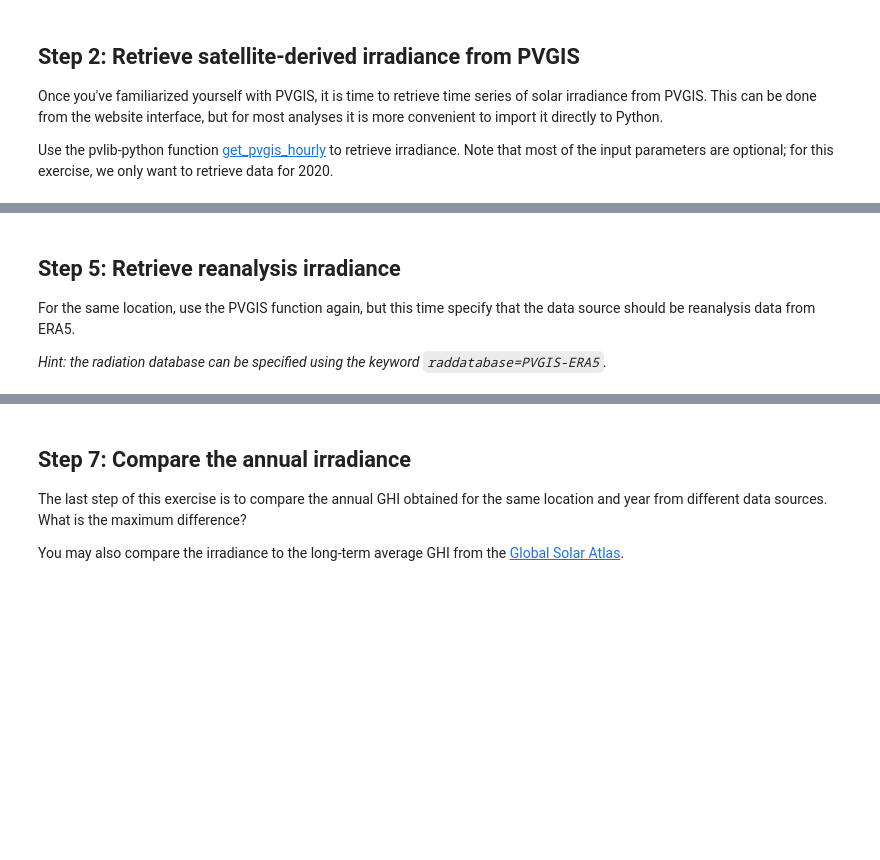
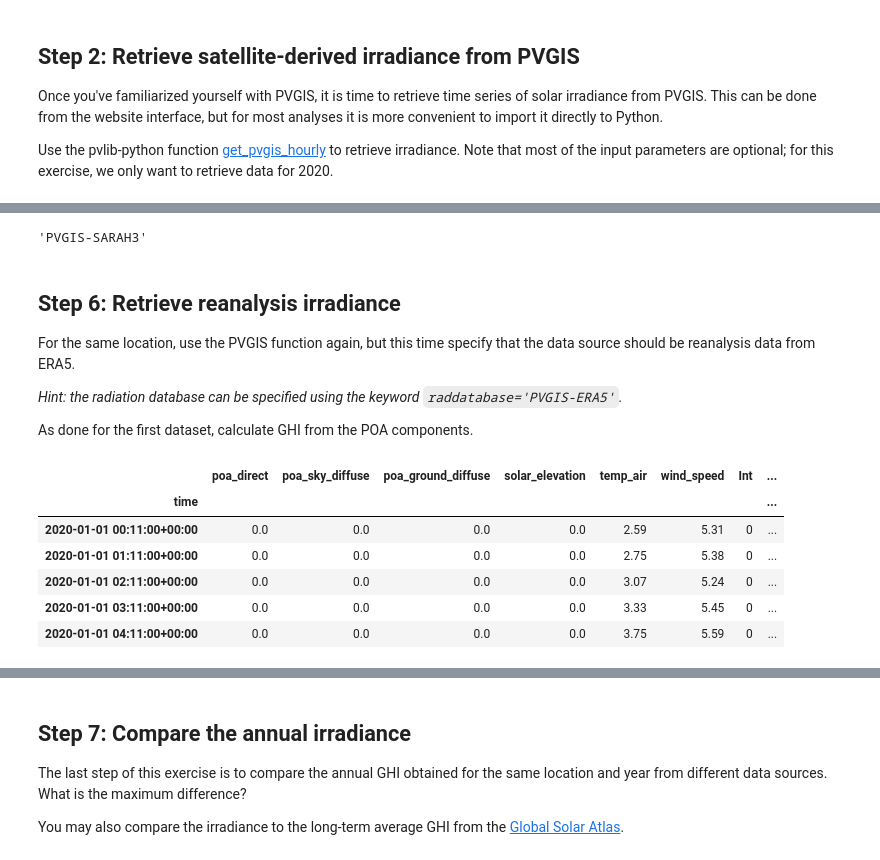
Before and after one commit to AdamRJensen/solar-resource-course, a Jupyter notebook: satellite-vs-reanalysis.ipynb, the cells around one changed output, grey strips where cells are left out. Drawn from its saved outputs; the diff is of its cells as text; code cells hidden in the pictures; blank space fills up the shorter version.

```diff
--- a/satellite-vs-reanalysis.ipynb
+++ b/satellite-vs-reanalysis.ipynb
@@ -50,11 +107,39 @@ Inspect the metadata object (the second object returned) to determine which data
+# %%
+meta['inputs']['meteo_data']['radiation_db']
+# %% [output]
+'PVGIS-SARAH3'
 # %% [markdown]
-## Step 5: Retrieve reanalysis irradiance
+## Step 6: Retrieve reanalysis irradiance
 
 For the same location, use the PVGIS function again, but this time specify that the data source should be reanalysis data from ERA5.
 
-*Hint: the radiation database can be specified using the keyword `raddatabase=PVGIS-ERA5`.*
+*Hint: the radiation database can be specified using the keyword `raddatabase='PVGIS-ERA5'`.*
+
+As done for the first dataset, calculate GHI from the POA components.
 # %%
 # Write your code here
+# data_era5, meta_era5 =
+
+#### SOLUTION ####
+data_era5, meta_era5 = pvlib.iotools.get_pvgis_hourly(
+    latitude=latitude,
+    longitude=longitude,
+    start=2020,
+    end=2020,
+    raddatabase='PVGIS-ERA5',
+)
+
+data_era5['ghi'] = data_era5['poa_direct'] + data_era5['poa_sky_diffuse']
+
+data.head()
+# %% [output]
+|  | poa_direct | poa_sky_diffuse | poa_ground_diffuse | solar_elevation | temp_air | wind_speed | Int | ... |
+| time |  |  |  |  |  |  |  | ... |
+| 2020-01-01 00:11:00+00:00 | 0.0 | 0.0 | 0.0 | 0.0 | 2.59 | 5.31 | 0 | ... |
+| 2020-01-01 01:11:00+00:00 | 0.0 | 0.0 | 0.0 | 0.0 | 2.75 | 5.38 | 0 | ... |
+| 2020-01-01 02:11:00+00:00 | 0.0 | 0.0 | 0.0 | 0.0 | 3.07 | 5.24 | 0 | ... |
+| 2020-01-01 03:11:00+00:00 | 0.0 | 0.0 | 0.0 | 0.0 | 3.33 | 5.45 | 0 | ... |
+| 2020-01-01 04:11:00+00:00 | 0.0 | 0.0 | 0.0 | 0.0 | 3.75 | 5.59 | 0 | ... |
 # %% [markdown]
 ## Step 6: Retrieve irradiance from CAMS
 
```
Also changed, not shown: parts of 13 cells of this notebook, 1 other file.
